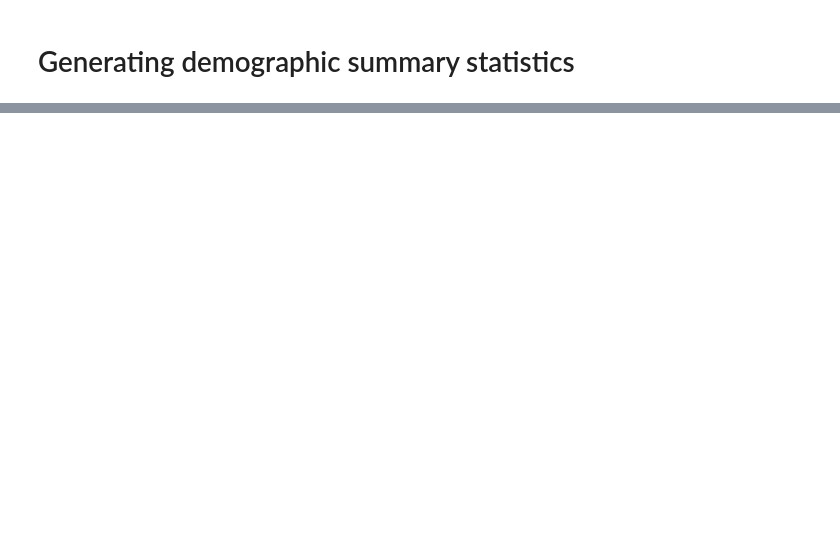
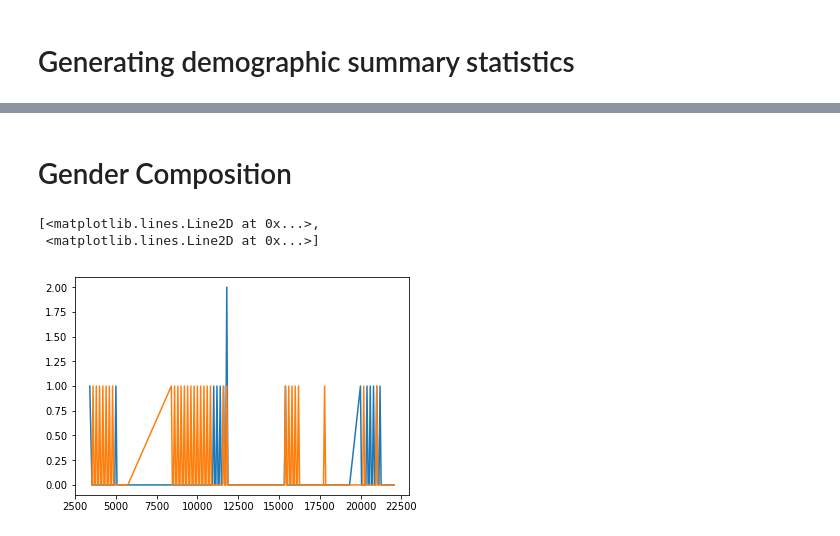
Before and after one commit to drunkONdata/display_sense, a Jupyter notebook: neha/aws_reko.ipynb, the cells around one changed output, grey strips where cells are left out. Saved outputs shown, nothing was run; the diff lists cells and outputs as text; code cells hidden in the pictures; blank space fills up the shorter version.

```diff
--- a/neha/aws_reko.ipynb
+++ b/neha/aws_reko.ipynb
@@ -56,0 +108,9 @@ face_results
+# %% [markdown]
+# Gender Composition
+# %%
+plt.plot(list(map(int, timestamp_male_count_dict.keys())), timestamp_male_count_dict.values(),
+         list(map(int, timestamp_female_count_dict.keys())), timestamp_female_count_dict.values())
+# %% [output]
+[<matplotlib.lines.Line2D at 0x...>,
+ <matplotlib.lines.Line2D at 0x...>]
+[figure, added]
```
Also changed, not shown: parts of 14 cells of this notebook, 1 other file.
